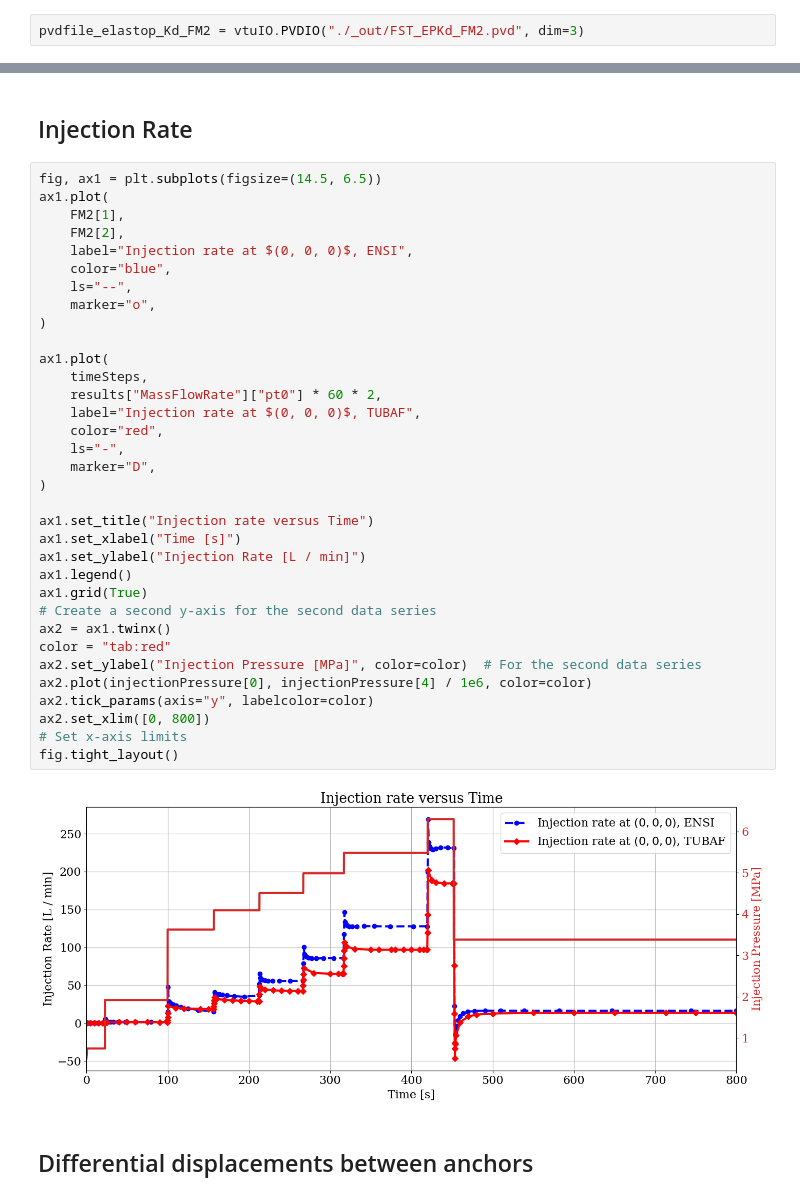
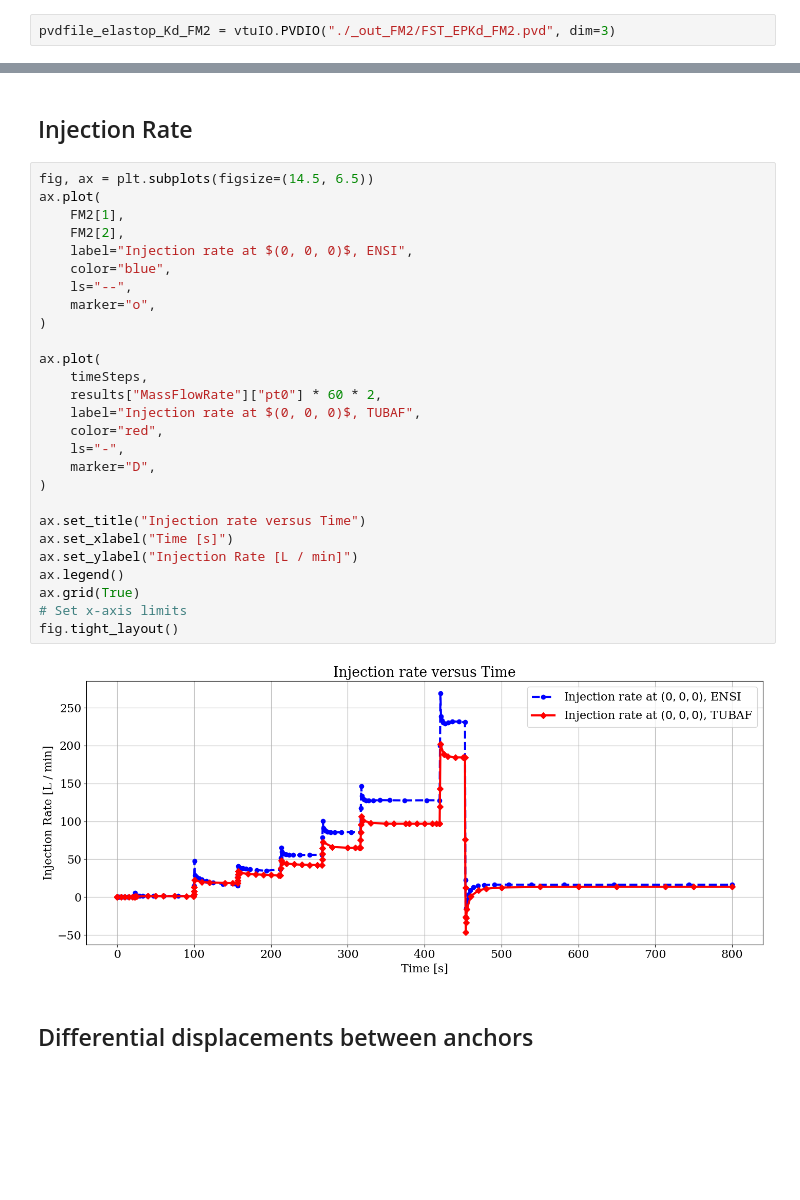
Before and after one commit to mehranqsb/Fault_Slip_Test_FM1-2, a Jupyter notebook: FM2/FaultSlipTestReport -3D.ipynb, the cells around one changed output, grey strips where cells are left out. Drawn from its saved outputs; the diff is of its cells as text; blank space fills up the shorter version.

```diff
--- a/FM2/FaultSlipTestReport -3D.ipynb
+++ b/FM2/FaultSlipTestReport -3D.ipynb
@@ -275,7 +297,7 @@ profiles_along_fault_dip = pd.read_excel(
 # %% [markdown]
 ## Import the data from PVD files
 # %%
-pvdfile_elastop_Kd_FM2 = vtuIO.PVDIO("./_out/FST_EPKd_FM2.pvd", dim=3)
+pvdfile_elastop_Kd_FM2 = vtuIO.PVDIO("./_out_FM2/FST_EPKd_FM2.pvd", dim=3)
 # %% [markdown]
 ## Coordinates of injection, anchors, and monitoring Points
 Anchors at poinsts at $(0, 0, 0.25)$ and $(0, 0, -0.25)$, injection at poinst at $(0, 0, 0)$, and moniroting point at $(0, -0.63, -1.36)$
@@ -458,41 +480,34 @@ fig.tight_layout()
 # %% [markdown]
 ## Injection Rate
 # %%
-fig, ax1 = plt.subplots(figsize=(14.5, 6.5))
-ax1.plot(
+fig, ax = plt.subplots(figsize=(14.5, 6.5))
+ax.plot(
     FM2[1],
     FM2[2],
     label="Injection rate at $(0, 0, 0)$, ENSI",
     color="blue",
     ls="--",
     marker="o",
 )
 
-ax1.plot(
+ax.plot(
     timeSteps,
     results["MassFlowRate"]["pt0"] * 60 * 2,
     label="Injection rate at $(0, 0, 0)$, TUBAF",
     color="red",
     ls="-",
     marker="D",
 )
 
-ax1.set_title("Injection rate versus Time")
-ax1.set_xlabel("Time [s]")
-ax1.set_ylabel("Injection Rate [L / min]")
-ax1.legend()
-ax1.grid(True)
-# Create a second y-axis for the second data series
-ax2 = ax1.twinx()
-color = "tab:red"
-ax2.set_ylabel("Injection Pressure [MPa]", color=color)  # For the second data series
-ax2.plot(injectionPressure[0], injectionPressure[4] / 1e6, color=color)
-ax2.tick_params(axis="y", labelcolor=color)
-ax2.set_xlim([0, 800])
+ax.set_title("Injection rate versus Time")
+ax.set_xlabel("Time [s]")
+ax.set_ylabel("Injection Rate [L / min]")
+ax.legend()
+ax.grid(True)
 # Set x-axis limits
 fig.tight_layout()
 # %% [output]
-[figure, old version]
+[figure, new version]
 # %% [markdown]
 ## Differential displacements between anchors
 # %%
```
Also changed, not shown: parts of 8 cells of this notebook, 1 other file.
